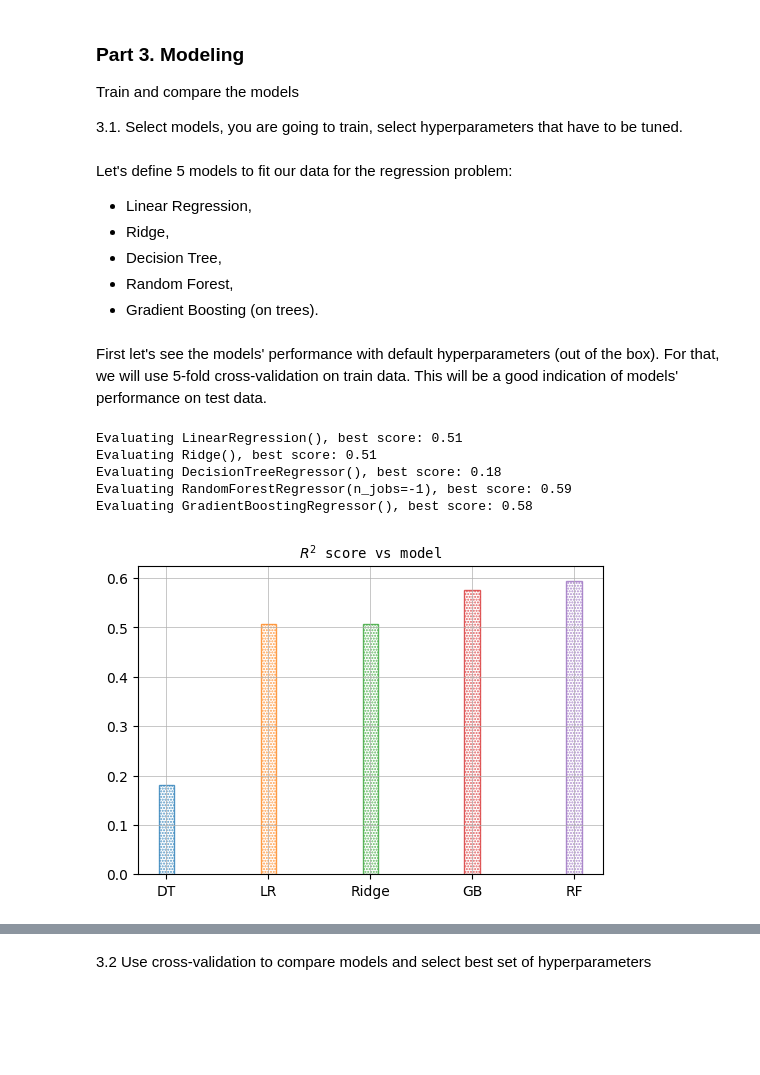
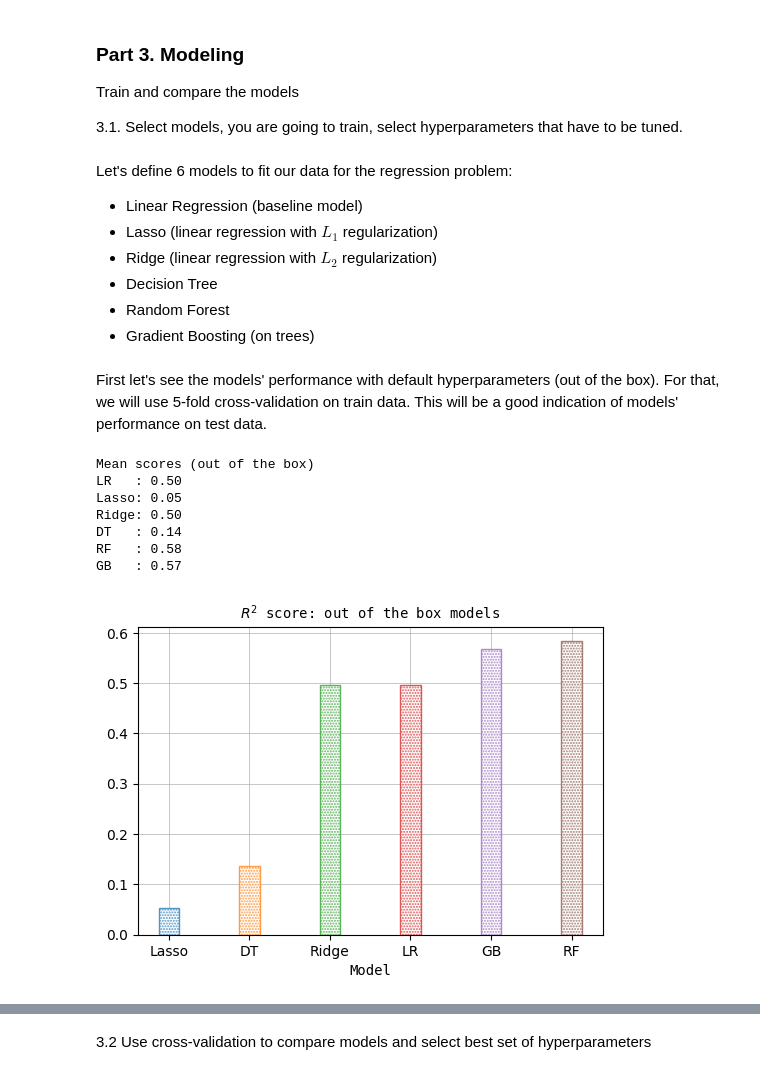
Before and after one commit to andrewha/mds2022, a Jupyter notebook: ML/ML_Week6_Final_Batyrov.ipynb, the cells around one changed output, grey strips where cells are left out. Drawn from its saved outputs; the diff is of its cells as text; code cells hidden in the pictures; blank space fills up the shorter version.

```diff
--- a/ML/ML_Week6_Final_Batyrov.ipynb
+++ b/ML/ML_Week6_Final_Batyrov.ipynb
@@ -1176,10 +1202,10 @@ cat_cols = ['genre',
             'worlwide_gross_income_currency']
 
 oe_pipe = make_pipeline(OrdinalEncoder(handle_unknown='use_encoded_value', unknown_value=-1))
-real_pipe = make_pipeline(SimpleImputer(strategy='median'))
+real_pipe = make_pipeline(SimpleImputer(strategy='median'), StandardScaler())
 mte_pipe = make_pipeline(TargetEncoder(target_type='continuous'))
 
-column_transformer_lr = ColumnTransformer([('ord_cols', mte_pipe, ord_cols),
+column_transformer_lr = ColumnTransformer([('ord_cols', oe_pipe, ord_cols),
                                         ('num_cols', mte_pipe, num_cols),
                                         ('cat_cols', mte_pipe, cat_cols)], n_jobs=-1)
 
@@ -1246,35 +1273,39 @@ Train and compare the models
 
 3.1. Select models, you are going to train, select hyperparameters that have to be tuned.
 # %% [markdown]
-Let's define 5 models to fit our data for the regression problem:
-- Linear Regression,
-- Ridge,
-- Decision Tree,
-- Random Forest,
-- Gradient Boosting (on trees).
+Let's define 6 models to fit our data for the regression problem:
+- Linear Regression (baseline model)
+- Lasso (linear regression with $L_1$ regularization)
+- Ridge (linear regression with $L_2$ regularization)
+- Decision Tree
+- Random Forest
+- Gradient Boosting (on trees)
 # %%
-models_to_eval = [{'name': 'LR', 'model': LinearRegression(), 'transformer': column_transformer_lr, 'best_score': 0.0},
-                  {'name': 'Ridge', 'model': Ridge(), 'transformer': column_transformer_lr, 'best_score': 0.0},
-                  {'name': 'DT', 'model': DecisionTreeRegressor(), 'transformer': column_transformer_dt, 'best_score': 0.0},
-                  {'name': 'RF', 'model': RandomForestRegressor(n_jobs=-1), 'transformer': column_transformer_dt, 'best_score': 0.0},
-                  {'name': 'GB', 'model': GradientBoostingRegressor(), 'transformer': column_transformer_dt, 'best_score': 0.0},
+models_to_eval = [{'name': 'LR', 'model': LinearRegression(n_jobs=-1), 'transformer': column_transformer_lr, 'mean_score': 0.0},
+                  {'name': 'Lasso', 'model': Lasso(), 'transformer': column_transformer_lr, 'mean_score': 0.0},
+                  {'name': 'Ridge', 'model': Ridge(), 'transformer': column_transformer_lr, 'mean_score': 0.0},
+                  {'name': 'DT', 'model': DecisionTreeRegressor(), 'transformer': column_transformer_dt, 'mean_score': 0.0},
+                  {'name': 'RF', 'model': RandomForestRegressor(n_jobs=-1), 'transformer': column_transformer_dt, 'mean_score': 0.0},
+                  {'name': 'GB', 'model': GradientBoostingRegressor(), 'transformer': column_transformer_dt, 'mean_score': 0.0},
                   ]
 # %% [markdown]
 First let's see the models' performance with default hyperparameters (out of the box). For that, we will use 5-fold cross-validation on train data. This will be a good indication of models' performance on test data.
 # %%
+print('Mean scores (out of the box)')
 for model_to_eval in models_to_eval:
-    print(f"Evaluating {model_to_eval['model'].__str__()}, best score: ", end='')
     pipe = make_pipeline(model_to_eval['transformer'], model_to_eval['model'])
     pipe.fit(X_train, y_train)
-    model_to_eval['best_score'] = cross_val_score(pipe, X_train, y_train, cv=5, scoring='r2', n_jobs=-1).max()
-    print(f"{model_to_eval['best_score']:.2f}")
+    model_to_eval['mean_score'] = np.abs(cross_val_score(pipe, X_train, y_train, cv=5, scoring='r2', n_jobs=-1).mean())
+    print(f"{model_to_eval['name']:<5}: {model_to_eval['mean_score']:.2f}")
 # %% [output]
-Evaluating LinearRegression(), best score: 0.51
-Evaluating Ridge(), best score: 0.51
-Evaluating DecisionTreeRegressor(), best score: 0.18
-Evaluating RandomForestRegressor(n_jobs=-1), best score: 0.59
-Evaluating GradientBoostingRegressor(), best score: 0.58
+Mean scores (out of the box)
+LR   : 0.50
+Lasso: 0.05
+Ridge: 0.50
+DT   : 0.14
+RF   : 0.58
+GB   : 0.57
 # %%
-plot_bar(pd.DataFrame(models_to_eval).sort_values(by='best_score'), 'name', 'best_score', '$R^2$ score vs model')
+plot_bar(pd.DataFrame(models_to_eval).sort_values(by='mean_score'), 'name', 'mean_score', 'Model', '$R^2$ score: out of the box models')
 # %% [output]
-[figure, old version]
+[figure, new version]
```
Also changed, not shown: parts of 83 cells of this notebook.
